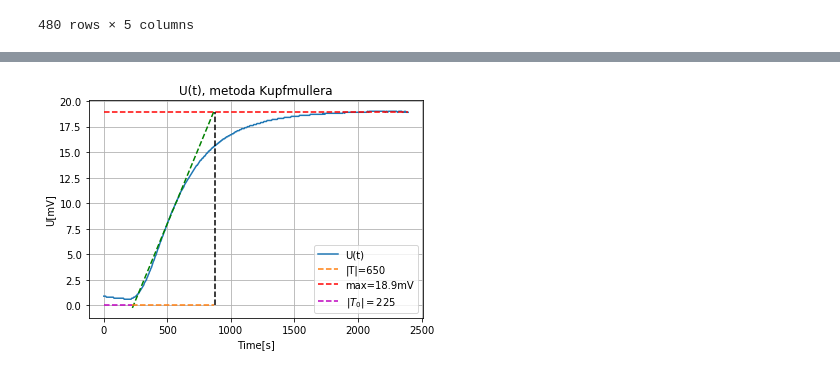
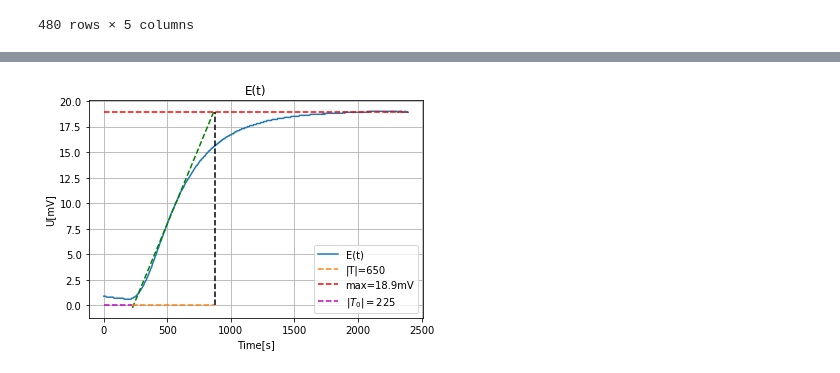
Before and after one commit to John15321/UOA, a Jupyter notebook: CW1/oesu.ipynb, the cells around one changed output, grey strips where cells are left out. Drawn from its saved outputs; the diff is of its cells as text; code cells hidden in the pictures.

```diff
--- a/CW1/oesu.ipynb
+++ b/CW1/oesu.ipynb
@@ -83,18 +78,17 @@ array([ 0.9,  0.9,  0.9,  0.9,  0.8,  0.8,  0.8,  0.8,  0.8,  0.8,  0.8,
 # %%
-x = np.arange(0, len(mV)*5, 5)
-plt.plot(x, mV, label="U(t)")
+plt.plot(x, mV, label="E(t)")
 plt.grid(True)
 plt.xlabel("Time[s]")
 plt.ylabel("U[mV]")
-plt.title("U(t), metoda Kupfmullera")
+plt.title("E(t)")
 plt.plot(x[45:175], 0.03*x[45:175]-7, 'g--')
 plt.plot(x[45:175], 0*x[45:175], 'C1--', label="|T|="+str(x[175]-x[45]))
 plt.plot(x, 18.9*np.ones(len(x)), 'r--',label="max=18.9mV")
 plt.plot(x[0:45],np.zeros(len(x[0:45])), 'm--', label="$|T_{0}|=$"+str(x[45]))
 plt.plot([x[175], x[175]], [0, 18.9], 'k--')
 plt.legend()
-plt.savefig("kumpf.png", dpi=300)
+plt.savefig("oryginal_z_kreskami.png", dpi=300)
 plt.show()
 # %% [output]
-[figure, old version]
+[figure, new version]
 # %%
```
Also changed, not shown: parts of 18 cells of this notebook, 12 other files.
